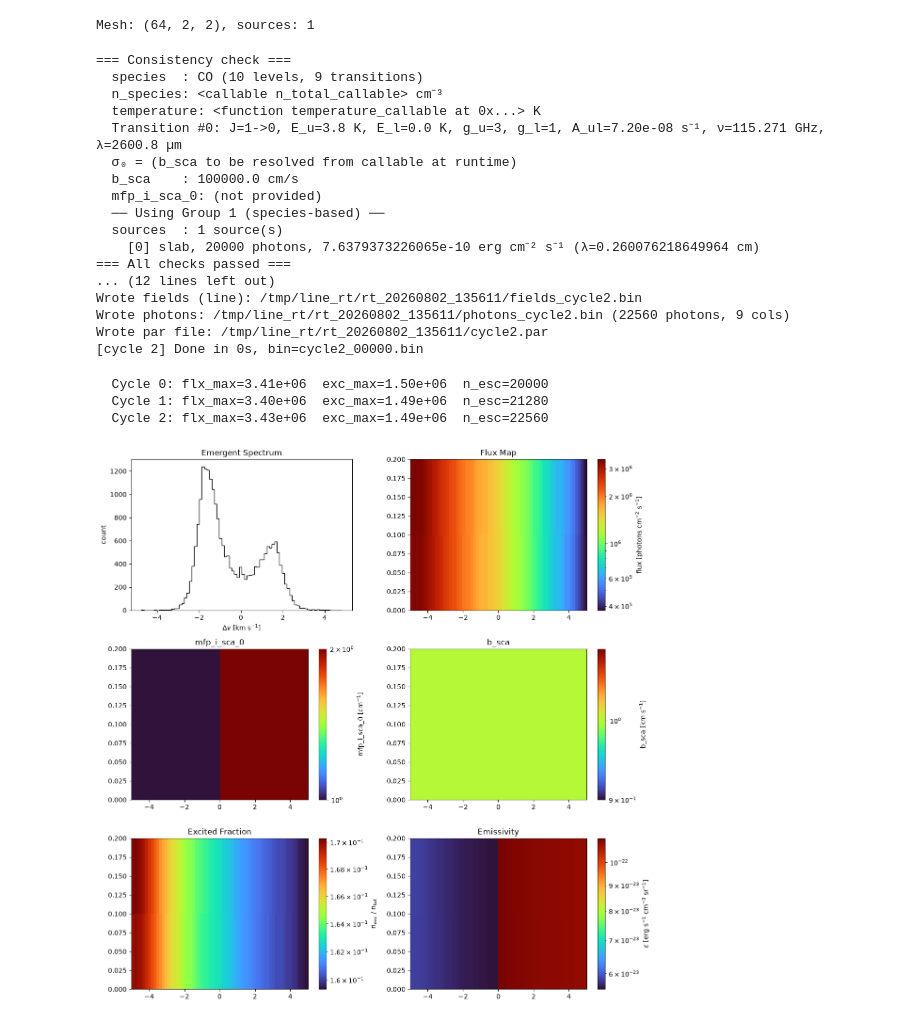
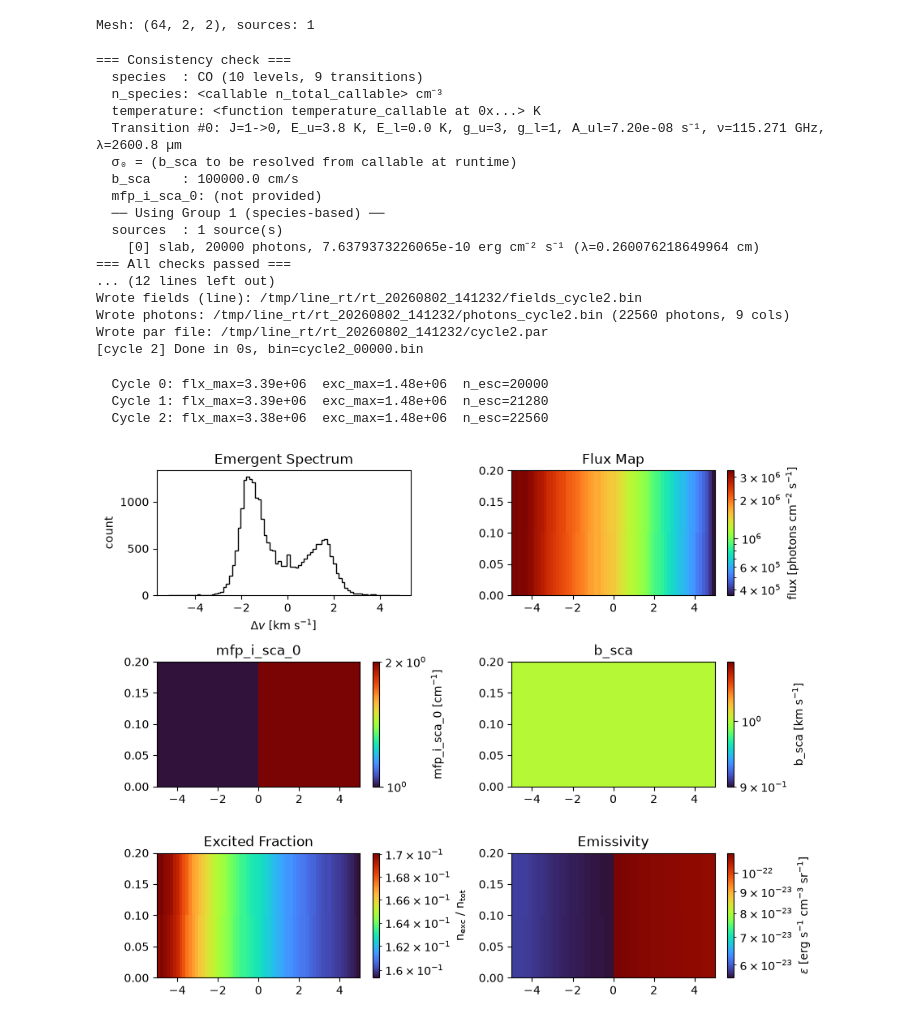
Before and after one commit to wll745881210/kratos_linerad, a Jupyter notebook: docs/examples/plane_parallel_hl.ipynb, the cells around one changed output. Saved outputs shown, nothing was run; the diff lists cells and outputs as text; code cells hidden in the pictures.

```diff
--- a/docs/examples/plane_parallel_hl.ipynb
+++ b/docs/examples/plane_parallel_hl.ipynb
@@ -94,16 +94,16 @@ rt.set_boundary( 'fre fre per per per per' );
 # Slab source at x=-5 (left face).
 # With transition_info set, a bare flux is interpreted as
 # energetic flux at the auto-lambda line centre.
-h_cgs = 6.62607015e-27;   # Planck constant [erg s]
-c_cgs = 2.99792458e10;    # speed of light [cm/s]
-F0_cgs = 1e6;             # photon number flux [photons cm^-2 s^-1]
+h_cgs = 6.62607015e-27; # Planck constant [erg s]
+c_cgs = 2.99792458e10;  # speed of light [cm/s]
+F0_cgs = 1e6;           # photon number flux [cm^-2 s^-1]
 E_ph   = h_cgs * c_cgs / ( tr.wavelength_um * 1e-4 );
 
-rt.add_source(
-    type       = 'slab', x = -5.0, direction = '+x',
-    n_photon   = 20000,
-    flux       = F0_cgs * E_ph,   # energetic flux [erg cm^-2 s^-1]
-    sigma      = b_sca / sqrt( 2 ),
+rt.add_source\
+( type     = 'slab', x = -5.0, direction = '+x',
+  n_photon = 20000,
+  flux     = F0_cgs * E_ph, # energy flux [erg cm^-2 s^-1]
+  sigma    = b_sca / sqrt( 2 ),
 );
 
 print( 'Mesh: %s, sources: %d' \
@@ -135,9 +135,9 @@ results = rt.run(  );
     [0] slab, 20000 photons, 7.6379373226065e-10 erg cm⁻² s⁻¹ (λ=0.260076218649964 cm)
 === All checks passed ===
 ... (12 lines left out)
-Wrote fields (line): /tmp/line_rt/rt_20260802_135611/fields_cycle2.bin
-Wrote photons: /tmp/line_rt/rt_20260802_135611/photons_cycle2.bin (22560 photons, 9 cols)
-Wrote par file: /tmp/line_rt/rt_20260802_135611/cycle2.par
+Wrote fields (line): /tmp/line_rt/rt_20260802_141232/fields_cycle2.bin
+Wrote photons: /tmp/line_rt/rt_20260802_141232/photons_cycle2.bin (22560 photons, 9 cols)
+Wrote par file: /tmp/line_rt/rt_20260802_141232/cycle2.par
 [cycle 2] Done in 0s, bin=cycle2_00000.bin
 # %%
 ############################################################
@@ -161,28 +161,28 @@ for k, res in enumerate( res_list ):
                % ( k, n_esc ) );
 ############################################################
 # %% [output]
-  Cycle 0: flx_max=3.41e+06  exc_max=1.50e+06  n_esc=20000
-  Cycle 1: flx_max=3.40e+06  exc_max=1.49e+06  n_esc=21280
-  Cycle 2: flx_max=3.43e+06  exc_max=1.49e+06  n_esc=22560
+  Cycle 0: flx_max=3.39e+06  exc_max=1.48e+06  n_esc=20000
+  Cycle 1: flx_max=3.39e+06  exc_max=1.48e+06  n_esc=21280
+  Cycle 2: flx_max=3.38e+06  exc_max=1.48e+06  n_esc=22560
 # %%
 ############################################################
 # Default multi-panel plot
 ##############################
-# `default_plot()` from `core.visualize` generates a
+# `default_plot(  )` from `core.visualize` generates a
 # 2-column, N-row panel grid.  The default field list:
 # emergent spectrum (km/s histogram), flux map, mfp_i_sca_0,
 # b_sca, excited fraction, emissivity - all as logarithmic
 # colormaps (except the spectrum).  Missing fields leave a
 # blank panel with title.  Pass `dyn_range=True` to clip the
 # color scale to integer-dex bounds.
 ##############################
 
 from core.visualize import default_plot;
 
-fig, axes = default_plot( results, dyn_range = False );
+fig, axes = default_plot( results, figsize = ( 9, 7 ) );
 ############################################################
 # %% [output]
-[figure, old version]
+[figure, new version]
 # %%
 ############################################################
 # Spatial distribution
```
Also changed, not shown: parts of 4 cells of this notebook, 23 other files.
